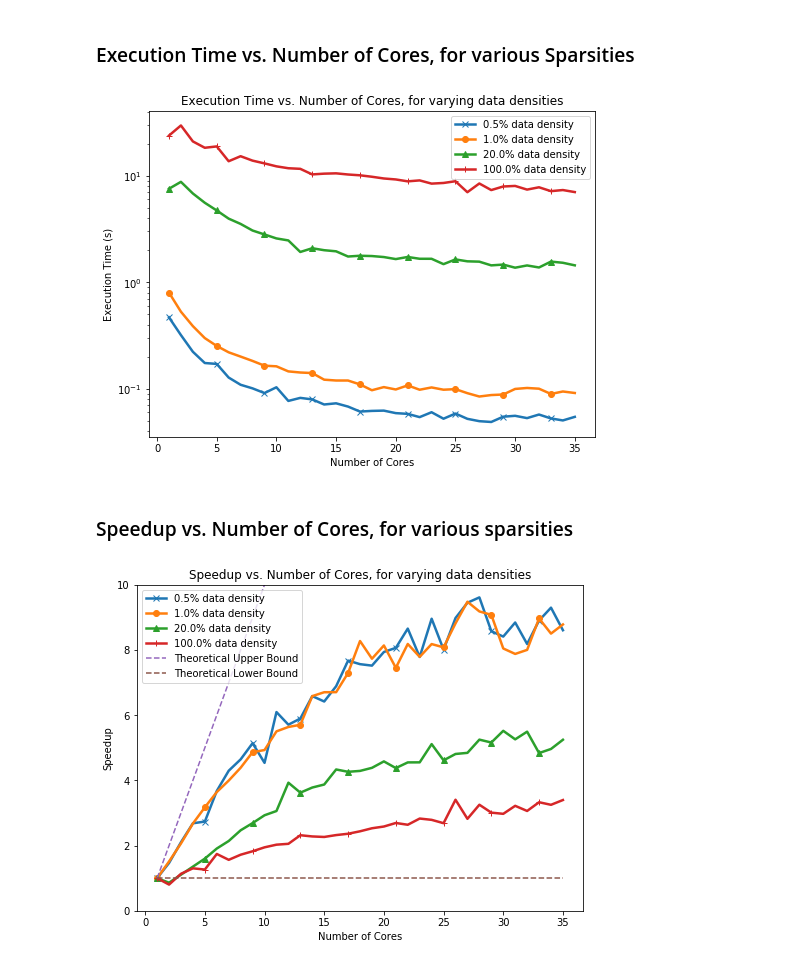
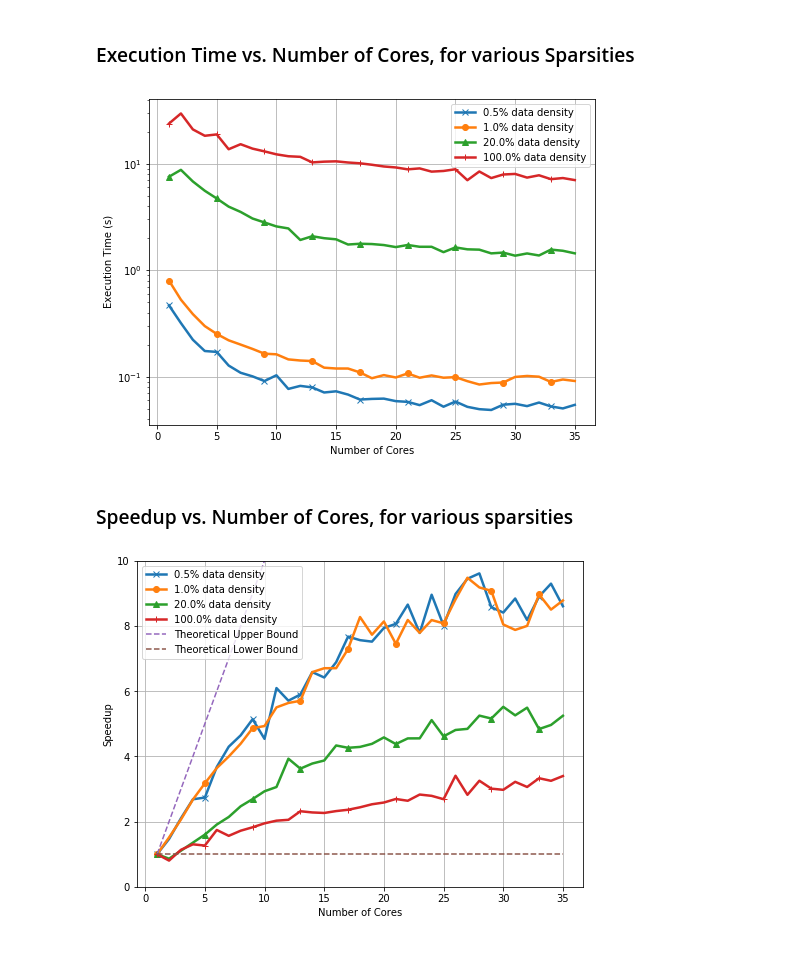
Before and after one commit to mstecklein/LargeScaleOptimization2_FinalProject_Hogwild, a Jupyter notebook: data/Speedup and Sparsity.ipynb, the cells around one changed output. Drawn from its saved outputs; the diff is of its cells as text; code cells hidden in the pictures.

Commit message:
Changed plots to have gridlines and no titles

```diff
--- a/data/Speedup and Sparsity.ipynb
+++ b/data/Speedup and Sparsity.ipynb
@@ -46,34 +46,36 @@ for sparsity in sparsities:
 plt.xlabel('Number of Cores')
 plt.ylabel('Execution Time (s)')
 plt.yscale('log')
-plt.title('Execution Time vs. Number of Cores, for varying data densities')
+# plt.title('Execution Time vs. Number of Cores, for varying data densities')
 plt.legend()
+plt.grid()
 plt.show()
 # %% [output]
-[figure, old version]
+[figure, new version]
 # %% [markdown]
 ### Speedup vs. Number of Cores, for various sparsities
 # %%
 plt.figure(figsize=(8,6))
 markers = itertools.cycle(('x', 'o', '^', '+', '.', '*'))
 num_cores = range(1, max_num_cores)
 
 for sparsity in sparsities:
     exe_time_vs_cores = get_execution_times(max_num_cores, sparsity)
     speedup_vs_cores = [exe_time_vs_cores[0] / t for t in exe_time_vs_cores]
     f_sparsity = float(sparsity) / 10.0
     plt.plot(num_cores, speedup_vs_cores, label="%.1f%% data density" % f_sparsity, \
              linewidth=2.5, marker=next(markers), markevery=4)
 
 plt.plot(num_cores, num_cores, label="Theoretical Upper Bound", linestyle='dashed')
 plt.plot(num_cores, np.ones(len(num_cores)), label="Theoretical Lower Bound", linestyle='dashed')
 
 plt.xlabel('Number of Cores')
 plt.ylabel('Speedup')
 # plt.yscale('log')
 plt.ylim(0,10)
-plt.title('Speedup vs. Number of Cores, for varying data densities')
+# plt.title('Speedup vs. Number of Cores, for varying data densities')
 plt.legend()
+plt.grid()
 plt.show()
 # %% [output]
-[figure, old version]
+[figure, new version]
```
